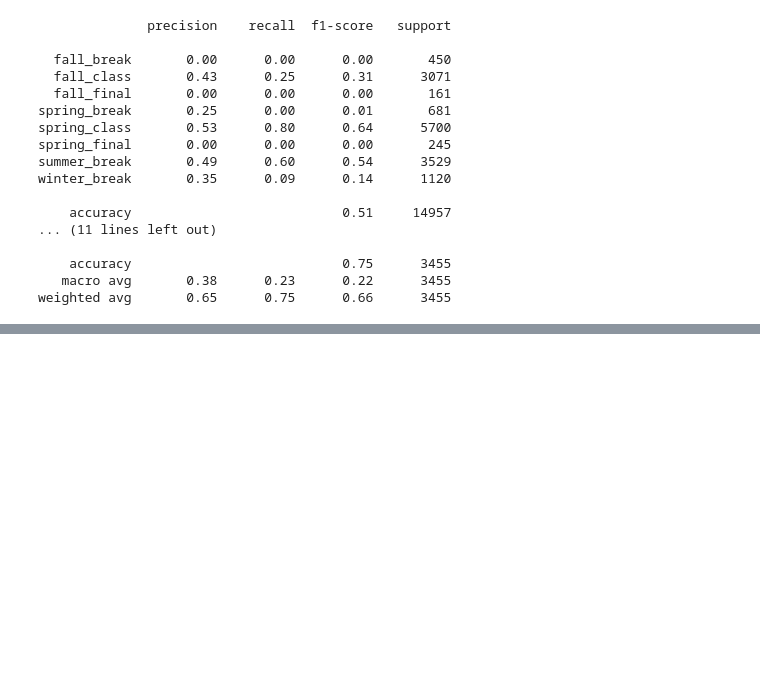
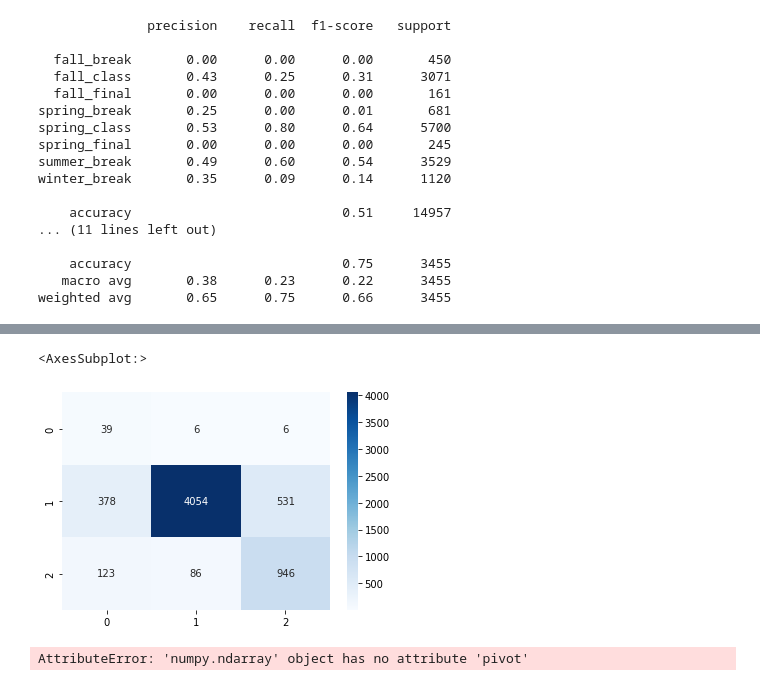
Before and after one commit to EAltunoglu/cmpe492, a Jupyter notebook: random_forest/classifier/date/all_waves.ipynb, the cells around one changed output, grey strips where cells are left out. Drawn from its saved outputs; the diff is of its cells as text; code cells hidden in the pictures; blank space fills up the shorter version.

```diff
--- a/random_forest/classifier/date/all_waves.ipynb
+++ b/random_forest/classifier/date/all_waves.ipynb
@@ -160,0 +240,11 @@ weighted avg       0.65      0.75      0.66      3455
+# %%
+sns.heatmap(conf_mat.transpose(), annot=True, fmt='d', cmap='Blues')
+# %% [output]
+<AxesSubplot:>
+[figure, added]
+# %%
+conf = conf_mat.transpose()
+
+sns.heatmap(conf, annot=True, fmt='d', cmap='Blues')
+# %% [output]
+AttributeError: 'numpy.ndarray' object has no attribute 'pivot'
```
Also changed, not shown: parts of 4 cells of this notebook, 2 other files.
